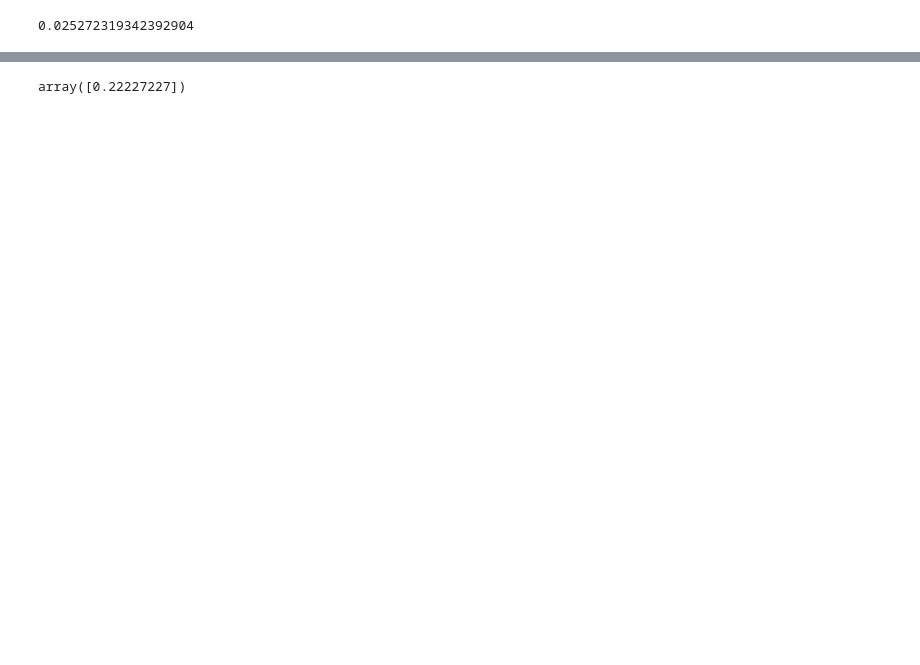
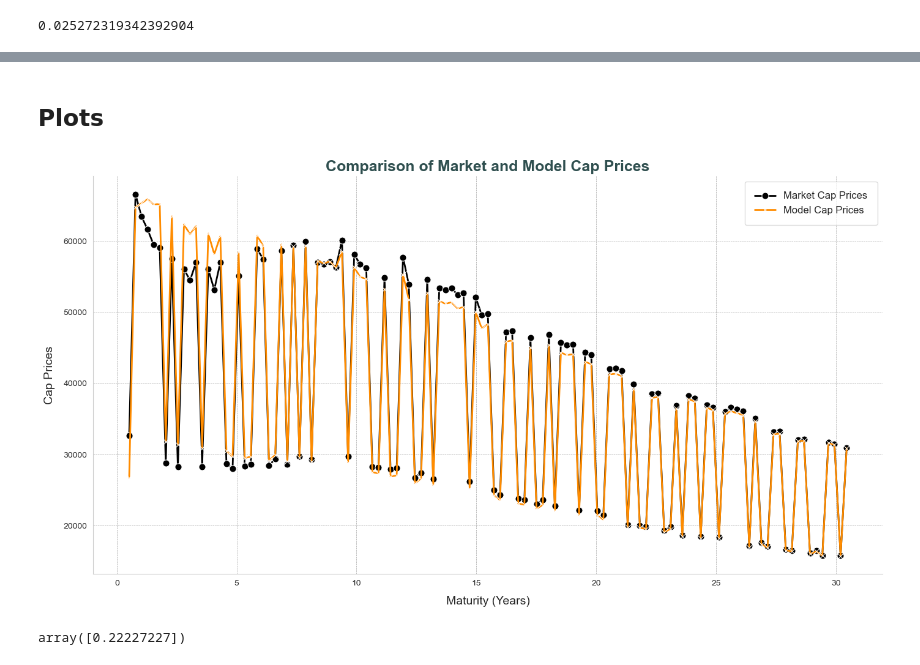
Before and after one commit to fredhli/Hull-White-Caplet-Calibration, a Jupyter notebook: code/Hull_White_Model_To_ATM_Caplet_Market_Implied_Volatilities.ipynb, the cells around one changed output, grey strips where cells are left out. Drawn from its saved outputs; the diff is of its cells as text; code cells hidden in the pictures; blank space fills up the shorter version.

```diff
--- a/code/Hull_White_Model_To_ATM_Caplet_Market_Implied_Volatilities.ipynb
+++ b/code/Hull_White_Model_To_ATM_Caplet_Market_Implied_Volatilities.ipynb
@@ -822,2 +814,0 @@ input_para = [a, sigma, r_0]
-# %%
-HW_Cap_Optimizer(input_para, fM_0_t, cap_market_value, cap_data=cap_data)
@@ -829,7 +844,9 @@ input_para = minimize(fun=HW_Cap_Optimizer, x0=input_para, method='Nelder-Mead',
 # %%
-result = HW_Cap_Optimizer(input_para, fM_0_t, cap_market_value, cap_data)
-print("Loss function value: ", result)
-print("a    : ", input_para[0])
-print("sigma: ", input_para[1])
-print("r_0  : ", input_para[2])
+percentage_loss = HW_Cap_Optimizer(input_para, fM_0_t, cap_market_value, cap_data)
+print("Loss function value: ", percentage_loss)
+
+output_para = input_para if input_para is not None else None
+print("a    : ", output_para[0])
+print("sigma: ", output_para[1])
+print("r_0  : ", output_para[2])
 # %% [output]
@@ -839,0 +857,61 @@ r_0  :  0.04815157764055778
+# %% [markdown]
+## Plots
+# %%
+# Set overall style
+sns.set_style("whitegrid")
+plt.figure(figsize=(14, 8))
+
+# Enhanced line plot with customization
+sns.lineplot(
+    x=tm[1:],
+    y=cap_market_value,
+    marker="o",
+    markersize=8,
+    linewidth=2,
+    color="black",
+    label="Market Cap Prices",
+)
+sns.lineplot(
+    x=tm[1:],
+    y=[
+        HW_Cap(output_para[0], output_para[1], output_para[2], fM_0_t, cap=cap_data[i])
+        for i in range(number_of_caplets)
+    ],
+    marker="x",
+    markersize=8,
+    linewidth=2,
+    color="darkorange",
+    label="Model Cap Prices",
+)
+
+# Customize title and labels with larger font sizes
+plt.title(
+    "Comparison of Market and Model Cap Prices",
+    fontsize=18,
+    fontweight="bold",
+    color="darkslategray",
+)
+plt.xlabel("Maturity (Years)", fontsize=14, labelpad=10)
+plt.ylabel("Cap Prices", fontsize=14, labelpad=10)
+
+# Set legend with improved style
+plt.legend(
+    fontsize=12,
+    loc="upper right",
+    frameon=True,
+    fancybox=True,
+    framealpha=0.7,
+    borderpad=1,
+)
+
+# Customize grid and remove spines for a cleaner look
+plt.grid(True, linestyle="--", linewidth=0.5, color="gray", alpha=0.7)
+sns.despine(left=False, bottom=False)
+
+# Adjust layout for better padding
+plt.tight_layout(rect=[0, 0, 1, 0.95])
+
+# Show the plot
+plt.show()
+# %% [output]
+[figure, added]
```
Also changed, not shown: parts of 27 cells of this notebook.
